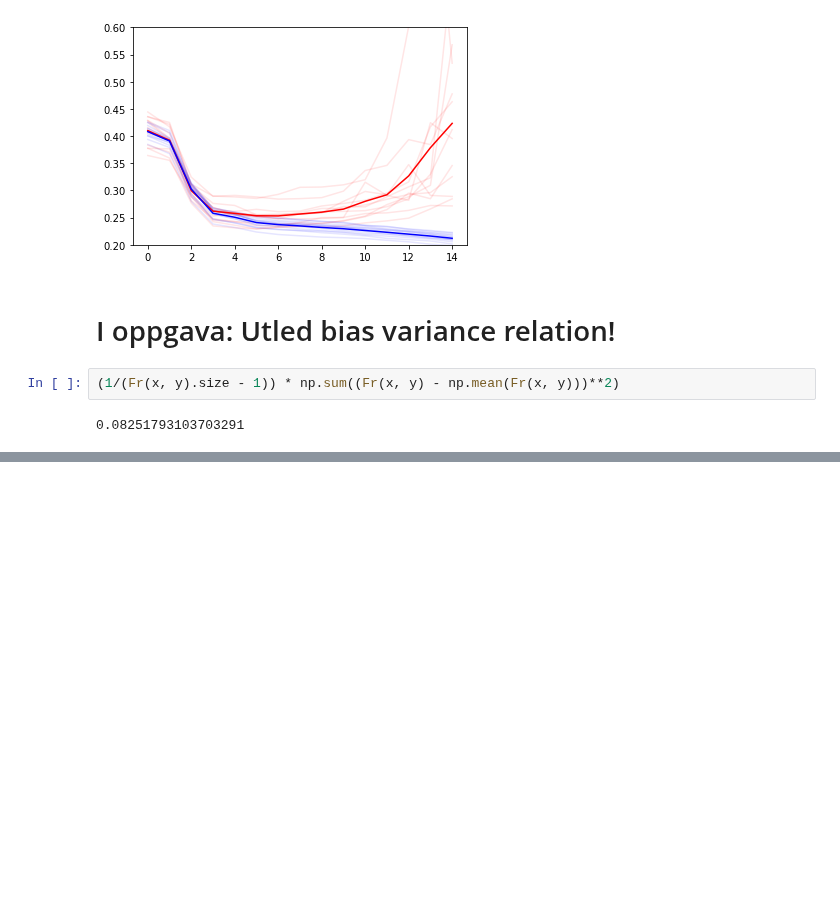
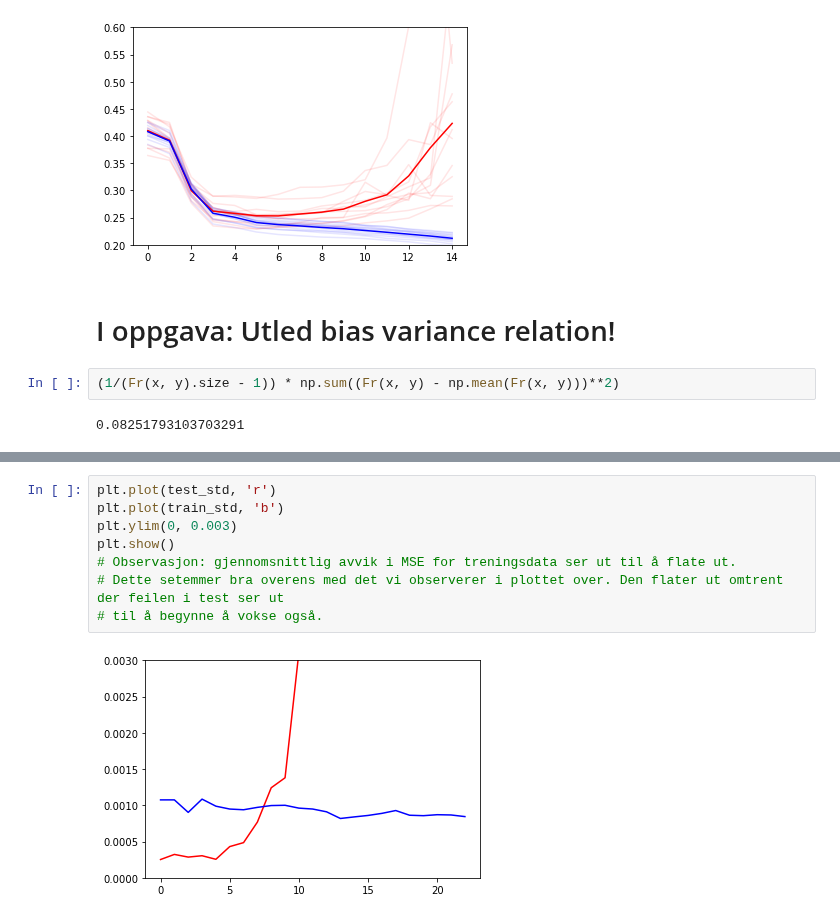
Before and after one commit to eoydvin/FYS-STK4155, a Jupyter notebook: Project_1/Exercise 2.ipynb, the cells around one changed output, grey strips where cells are left out. Saved outputs shown, nothing was run; the diff lists cells and outputs as text; blank space fills up the shorter version.

```diff
--- a/Project_1/Exercise 2.ipynb
+++ b/Project_1/Exercise 2.ipynb
@@ -101,0 +204,10 @@ Seed value:  11
+# %%
+plt.plot(test_std, 'r')
+plt.plot(train_std, 'b')
+plt.ylim(0, 0.003)
+plt.show()
+# Observasjon: gjennomsnittlig avvik i MSE for treningsdata ser ut til å flate ut.
+# Dette setemmer bra overens med det vi observerer i plottet over. Den flater ut omtrent der feilen i test ser ut
+# til å begynne å vokse også.
+# %% [output]
+[figure, added]
```
Also changed, not shown: parts of 8 cells of this notebook, 1 other file.
